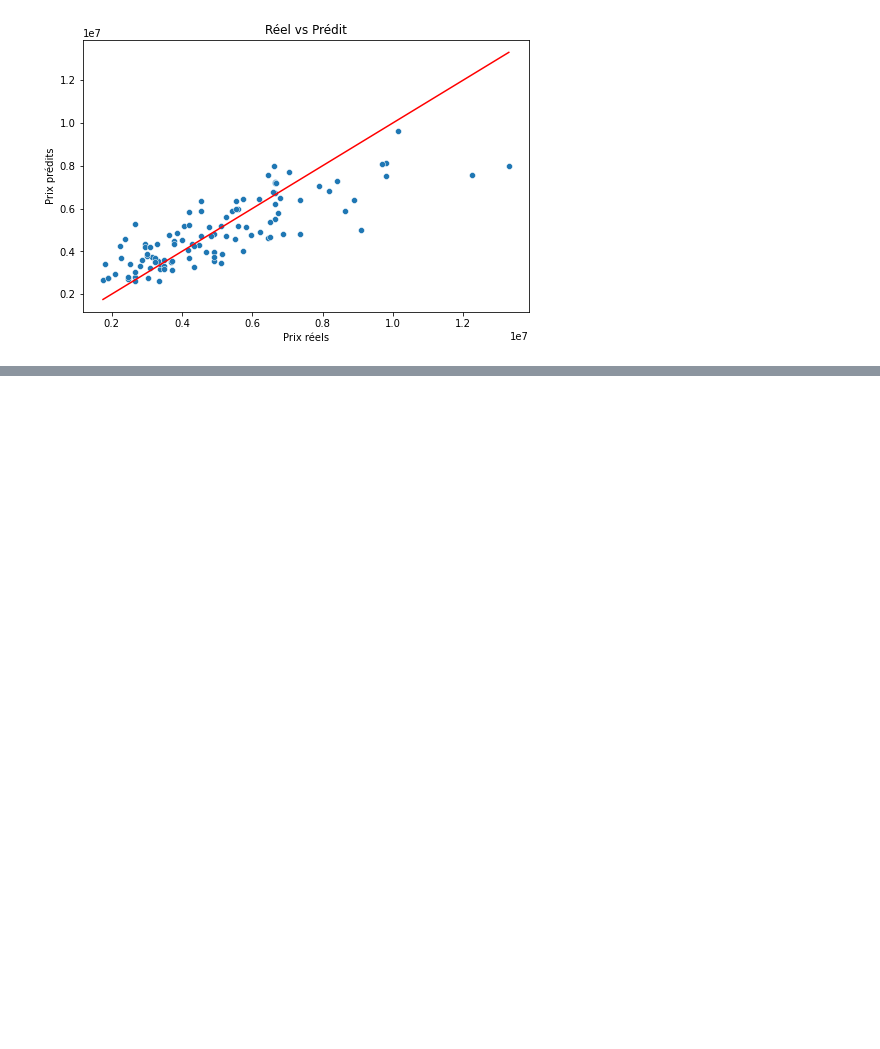
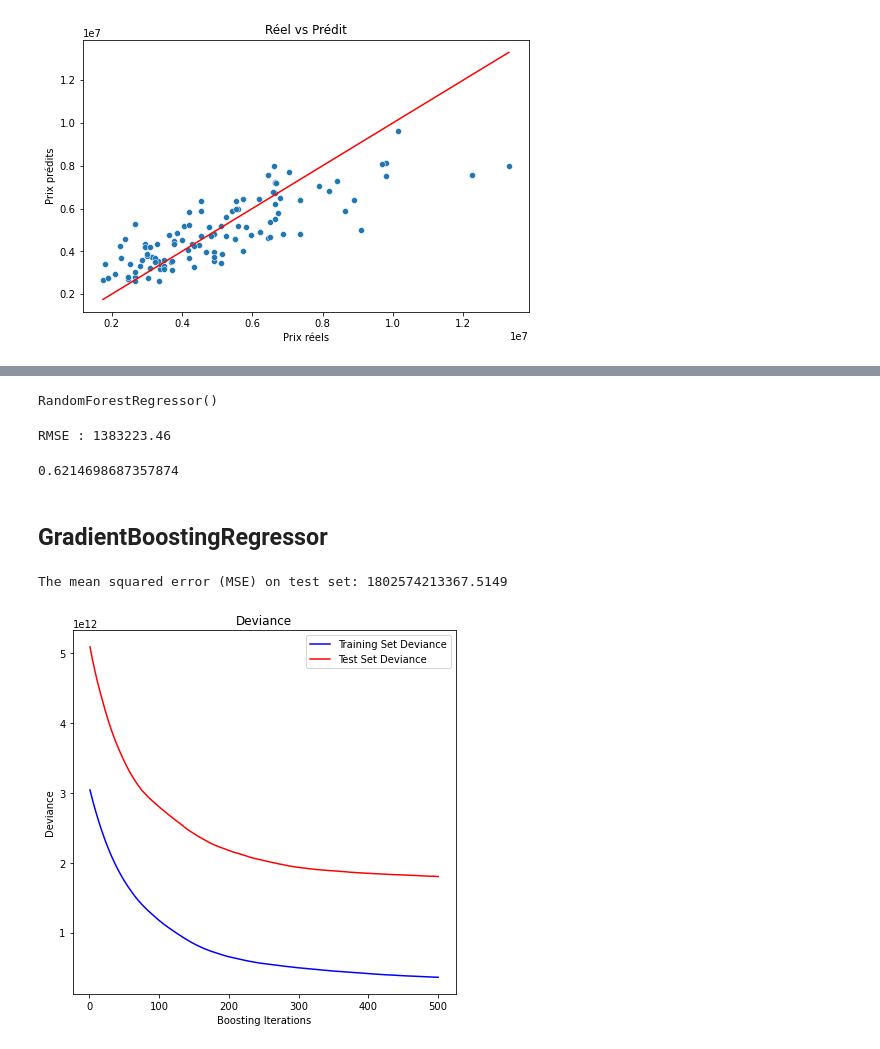
Before and after one commit to Eddy872/house-price-prediction, a Jupyter notebook: notebook/house_prediction.ipynb, the cells around one changed output, grey strips where cells are left out. Saved outputs shown, nothing was run; the diff lists cells and outputs as text; code cells hidden in the pictures; blank space fills up the shorter version.

```diff
--- a/notebook/house_prediction.ipynb
+++ b/notebook/house_prediction.ipynb
@@ -13,7 +14,7 @@ from sklearn.preprocessing import StandardScaler
 # %% [markdown]
 # Chargement des données
 # %%
-df = pd.read_csv("Housing.csv")
+df = pd.read_csv("../data/Housing.csv")
 print(df.shape)
 print(df[["price"]].describe())
 # %% [output]
@@ -79,0 +85,57 @@ plt.show()
+# %%
+model = RandomForestRegressor()
+model.fit(X_train, y_train)
+# %% [output]
+RandomForestRegressor()
+# %%
+y_pred = model.predict(X_test)
+rmse = np.sqrt(mean_squared_error(y_test, y_pred))
+print(f"RMSE : {rmse:.2f}")
+# %% [output]
+RMSE : 1383223.46
+# %%
+model.score(X_test,y_test)
+# %% [output]
+0.6214698687357874
+# %% [markdown]
+## GradientBoostingRegressor
+# %%
+params = {
+    "n_estimators": 500,
+    "max_depth": 4,
+    "min_samples_split": 5,
+    "learning_rate": 0.01,
+    "loss": "squared_error",
+}
+
+reg = ensemble.GradientBoostingRegressor(**params)
+reg.fit(X_train, y_train)
+
+mse = mean_squared_error(y_test, reg.predict(X_test))
+print("The mean squared error (MSE) on test set: {:.4f}".format(mse))
+# %% [output]
+The mean squared error (MSE) on test set: 1802574213367.5149
+# %%
+test_score = np.zeros((params["n_estimators"],), dtype=np.float64)
+for i, y_pred in enumerate(reg.staged_predict(X_test)):
+    test_score[i] = mean_squared_error(y_test, y_pred)
+
+fig = plt.figure(figsize=(6, 6))
+plt.subplot(1, 1, 1)
+plt.title("Deviance")
+plt.plot(
+    np.arange(params["n_estimators"]) + 1,
+    reg.train_score_,
+    "b-",
+    label="Training Set Deviance",
+)
+plt.plot(
+    np.arange(params["n_estimators"]) + 1, test_score, "r-", label="Test Set Deviance"
+)
+plt.legend(loc="upper right")
+plt.xlabel("Boosting Iterations")
+plt.ylabel("Deviance")
+fig.tight_layout()
+plt.show()
+# %% [output]
+[figure, added]
```
Also changed, not shown: parts of 3 cells of this notebook.
